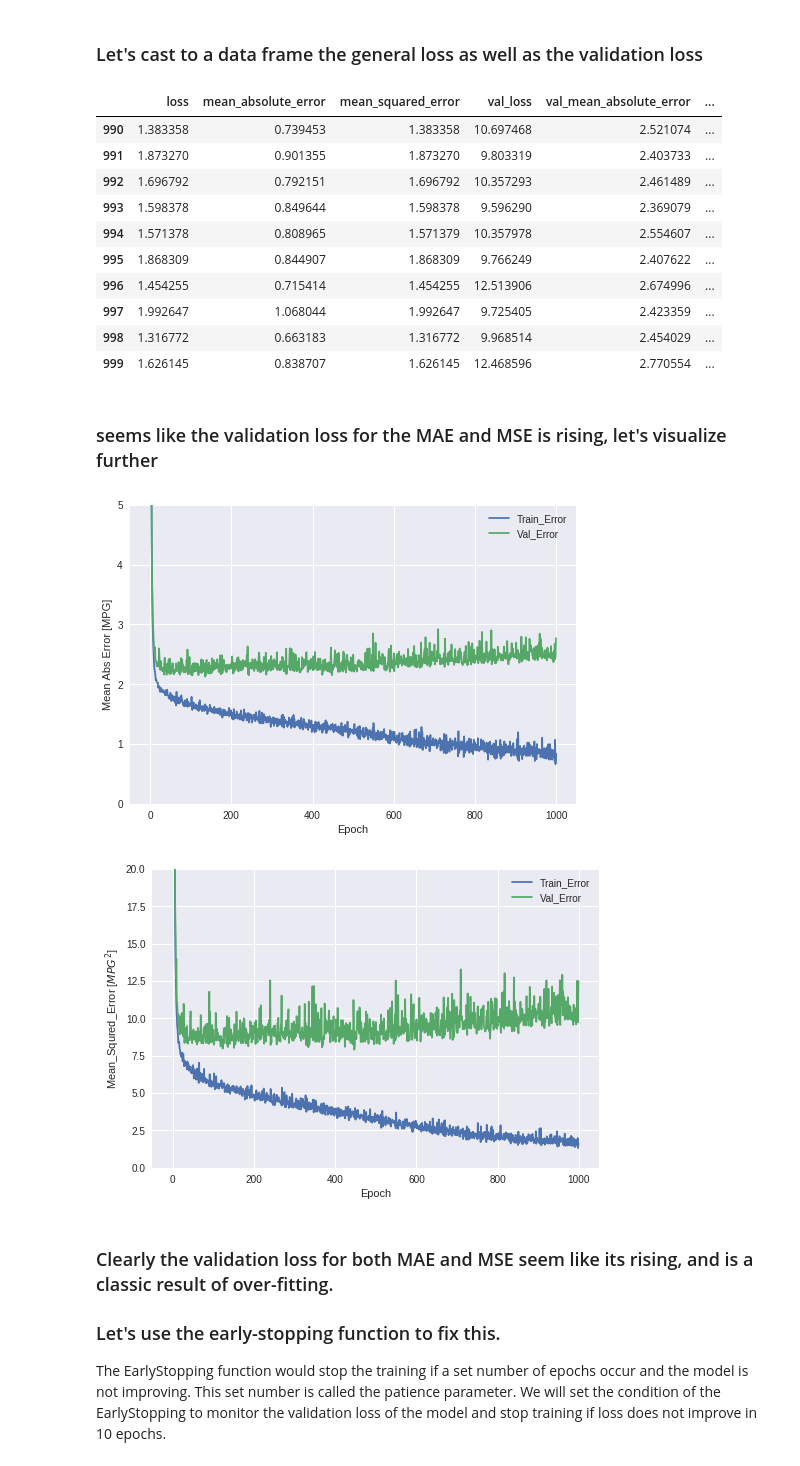
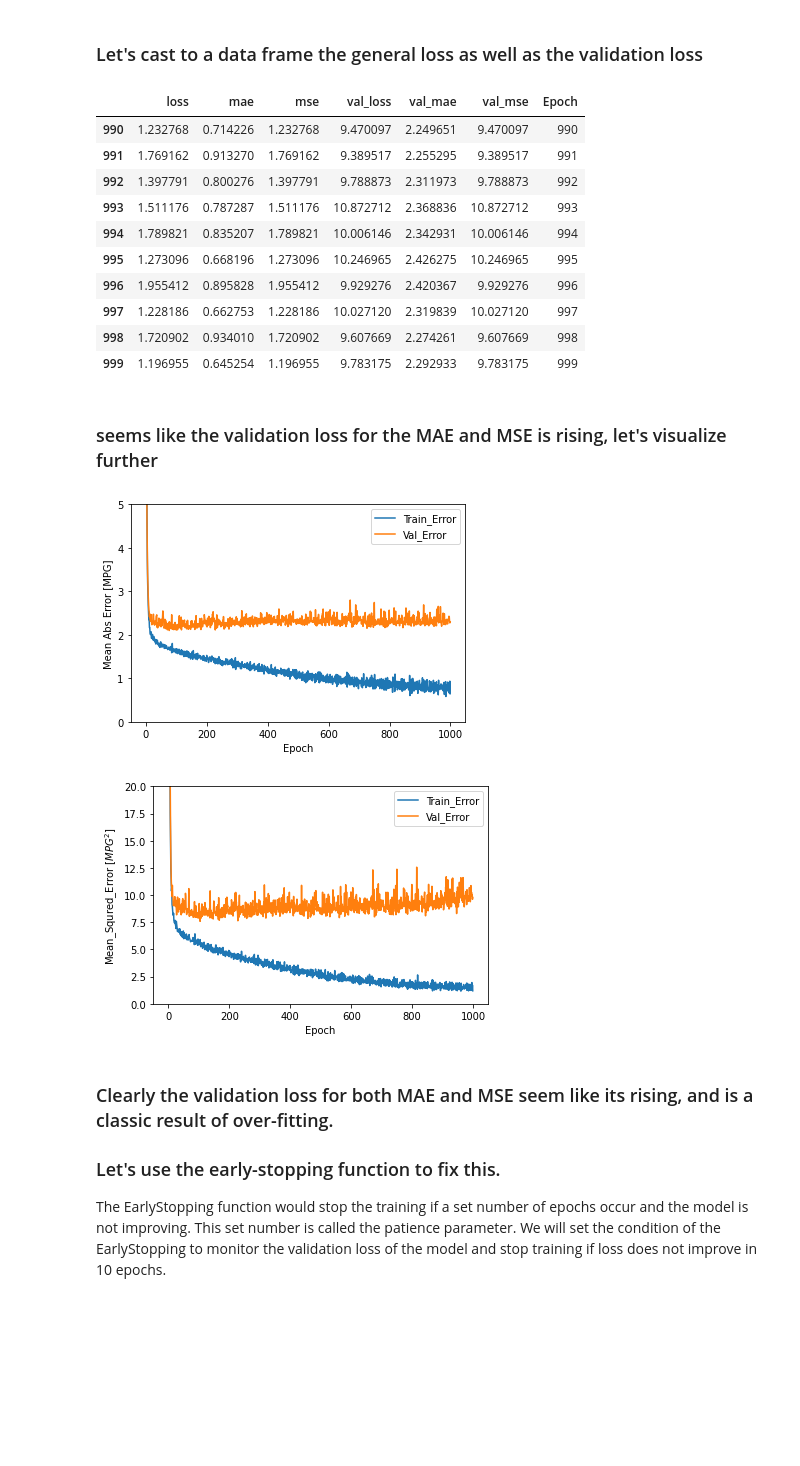
Before and after one commit to Lawrence-Krukrubo/Tensorflow_learning_at_Udacity, a Jupyter notebook: 4_predicting_co2_emissions_with_tf.ipynb, the cells around one changed output. Cells and saved outputs as stored; diff of their text form; code cells hidden in the pictures; blank space fills up the shorter version.

```diff
--- a/4_predicting_co2_emissions_with_tf.ipynb
+++ b/4_predicting_co2_emissions_with_tf.ipynb
@@ -85,5 +84,5 @@ Downloaded: 1 files, 30K in 0.09s (342 KB/s)
 # %%
-auto_df = pd.read_csv("auto-mpg.data",names=column_names, na_values='?', comment='\t', sep=' ', skipinitialspace=True )
+#auto_df = pd.read_csv("auto-mpg.data",names=column_names, na_values='?', comment='\t', sep=' ', skipinitialspace=True )
 # %%
 auto_df.head()
 # %% [output]
@@ -385,44 +385,44 @@ hist_obj = pd.DataFrame(history.history)
 hist_obj['Epoch'] = history.epoch
 hist_obj.tail(10)
 # %% [output]
-|  | loss | mean_absolute_error | mean_squared_error | val_loss | val_mean_absolute_error | ... |
-| 990 | 1.383358 | 0.739453 | 1.383358 | 10.697468 | 2.521074 | ... |
-| 991 | 1.873270 | 0.901355 | 1.873270 | 9.803319 | 2.403733 | ... |
-| 992 | 1.696792 | 0.792151 | 1.696792 | 10.357293 | 2.461489 | ... |
-| 993 | 1.598378 | 0.849644 | 1.598378 | 9.596290 | 2.369079 | ... |
-| 994 | 1.571378 | 0.808965 | 1.571379 | 10.357978 | 2.554607 | ... |
-| 995 | 1.868309 | 0.844907 | 1.868309 | 9.766249 | 2.407622 | ... |
-| 996 | 1.454255 | 0.715414 | 1.454255 | 12.513906 | 2.674996 | ... |
-| 997 | 1.992647 | 1.068044 | 1.992647 | 9.725405 | 2.423359 | ... |
-| 998 | 1.316772 | 0.663183 | 1.316772 | 9.968514 | 2.454029 | ... |
-| 999 | 1.626145 | 0.838707 | 1.626145 | 12.468596 | 2.770554 | ... |
+|  | loss | mae | mse | val_loss | val_mae | val_mse | Epoch |
+| 990 | 1.232768 | 0.714226 | 1.232768 | 9.470097 | 2.249651 | 9.470097 | 990 |
+| 991 | 1.769162 | 0.913270 | 1.769162 | 9.389517 | 2.255295 | 9.389517 | 991 |
+| 992 | 1.397791 | 0.800276 | 1.397791 | 9.788873 | 2.311973 | 9.788873 | 992 |
+| 993 | 1.511176 | 0.787287 | 1.511176 | 10.872712 | 2.368836 | 10.872712 | 993 |
+| 994 | 1.789821 | 0.835207 | 1.789821 | 10.006146 | 2.342931 | 10.006146 | 994 |
+| 995 | 1.273096 | 0.668196 | 1.273096 | 10.246965 | 2.426275 | 10.246965 | 995 |
+| 996 | 1.955412 | 0.895828 | 1.955412 | 9.929276 | 2.420367 | 9.929276 | 996 |
+| 997 | 1.228186 | 0.662753 | 1.228186 | 10.027120 | 2.319839 | 10.027120 | 997 |
+| 998 | 1.720902 | 0.934010 | 1.720902 | 9.607669 | 2.274261 | 9.607669 | 998 |
+| 999 | 1.196955 | 0.645254 | 1.196955 | 9.783175 | 2.292933 | 9.783175 | 999 |
 # %% [markdown]
 ### seems like the validation loss for the MAE and MSE is rising, let's visualize further
 # %%
 def plot_history(history):
     hist = pd.DataFrame(history.history)
     hist['epoch'] = history.epoch
 
     plt.figure()
     plt.xlabel('Epoch')
     plt.ylabel('Mean Abs Error [MPG]')
-    plt.plot(hist['epoch'], hist['mean_absolute_error'], label='Train_Error')
-    plt.plot(hist['epoch'], hist['val_mean_absolute_error'], label='Val_Error')
+    plt.plot(hist['epoch'], hist['mae'], label='Train_Error')
+    plt.plot(hist['epoch'], hist['val_mae'], label='Val_Error')
     plt.legend()
     plt.ylim([0, 5])
 
     plt.figure()
     plt.xlabel('Epoch')
     plt.ylabel('Mean_Squred_Error [$MPG^2$]')
-    plt.plot(hist['epoch'], hist['mean_squared_error'], label='Train_Error')
-    plt.plot(hist['epoch'], hist['val_mean_squared_error'], label='Val_Error')
+    plt.plot(hist['epoch'], hist['mse'], label='Train_Error')
+    plt.plot(hist['epoch'], hist['val_mse'], label='Val_Error')
     plt.legend()
     plt.ylim([0, 20])
 
 plot_history(history)
 # %% [output]
-[figure, old version]
+[figure, new version]
-[figure, old version]
+[figure, new version]
 # %% [markdown]
 ### Clearly the validation loss for both MAE and MSE seem like its rising, and is a classic result of over-fitting.
 ### Let's use the early-stopping function to fix this.
```
Also changed, not shown: parts of 15 cells of this notebook.
